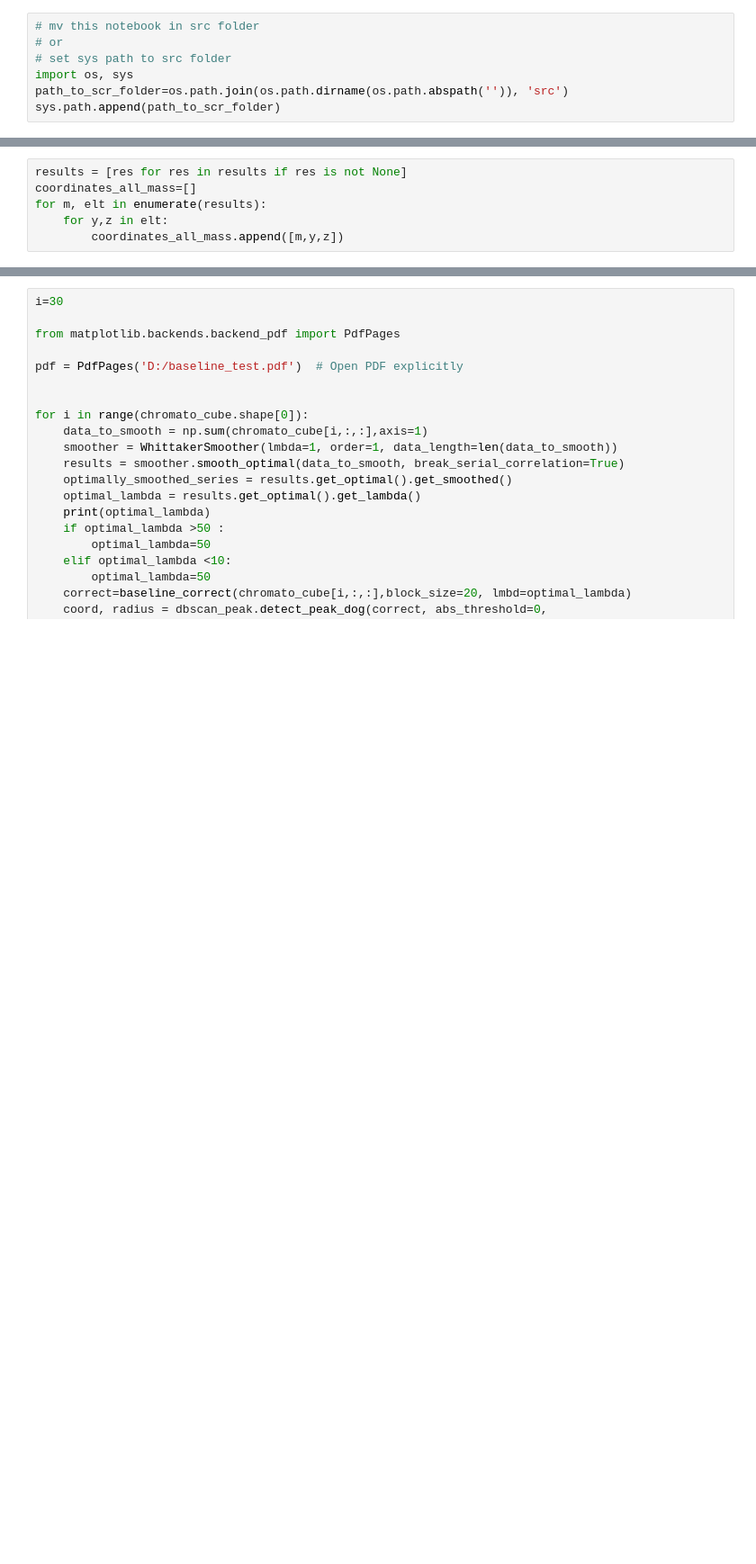
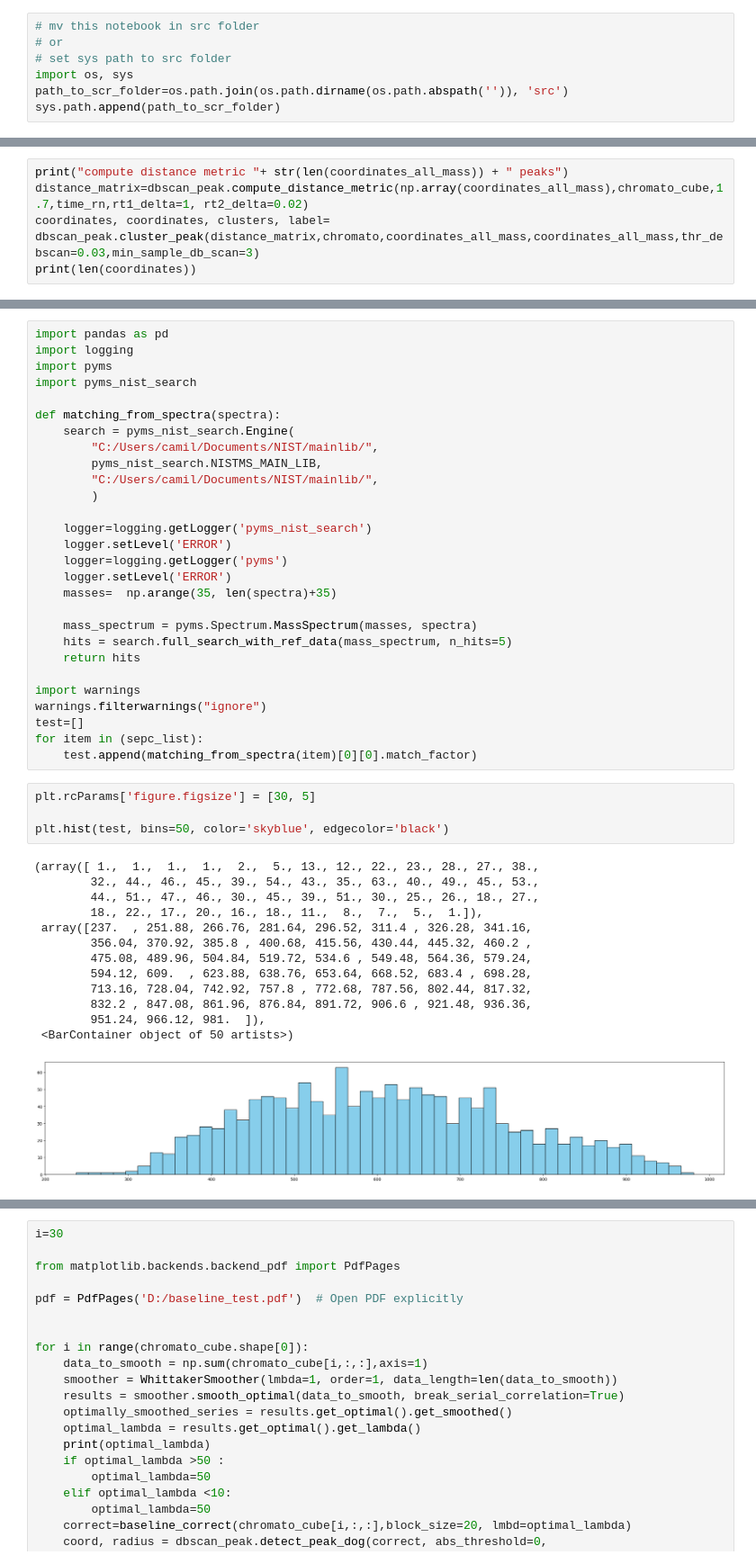
Before and after one commit to Lollith/Python-2DGC-Alignment, a Jupyter notebook: notebooks/deconvolution.ipynb, the cells around one changed output, grey strips where cells are left out. Shown at 90% size. Saved outputs shown, nothing was run; the diff lists cells and outputs as text; blank space fills up the shorter version.

```diff
--- a/notebooks/deconvolution.ipynb
+++ b/notebooks/deconvolution.ipynb
@@ -293,6 +287,5 @@ array([ 1.41421356,  1.41421356,  1.41421356,  1.41421356,  1.41421356,
 # %%
-results = [res for res in results if res is not None]
-coordinates_all_mass=[]
-for m, elt in enumerate(results):
-    for y,z in elt:
-        coordinates_all_mass.append([m,y,z])
+print("compute distance metric "+ str(len(coordinates_all_mass)) + " peaks")
+distance_matrix=dbscan_peak.compute_distance_metric(np.array(coordinates_all_mass),chromato_cube,1.7,time_rn,rt1_delta=1, rt2_delta=0.02)
+coordinates, coordinates, clusters, label= dbscan_peak.cluster_peak(distance_matrix,chromato,coordinates_all_mass,coordinates_all_mass,thr_debscan=0.03,min_sample_db_scan=3)
+print(len(coordinates))
@@ -457,0 +321,46 @@ np.mean(optimal_lambda_list)
+# %%
+import pandas as pd
+import logging
+import pyms
+import pyms_nist_search
+
+def matching_from_spectra(spectra):
+    search = pyms_nist_search.Engine(
+        "C:/Users/camil/Documents/NIST/mainlib/",
+        pyms_nist_search.NISTMS_MAIN_LIB,
+        "C:/Users/camil/Documents/NIST/mainlib/",
+        )
+
+    logger=logging.getLogger('pyms_nist_search')
+    logger.setLevel('ERROR')
+    logger=logging.getLogger('pyms')
+    logger.setLevel('ERROR')
+    masses=  np.arange(35, len(spectra)+35)
+
+    mass_spectrum = pyms.Spectrum.MassSpectrum(masses, spectra)
+    hits = search.full_search_with_ref_data(mass_spectrum, n_hits=5)
+    return hits
+
+import warnings
+warnings.filterwarnings("ignore")
+test=[]
+for item in (sepc_list):
+    test.append(matching_from_spectra(item)[0][0].match_factor)
+# %%
+plt.rcParams['figure.figsize'] = [30, 5]
+
+plt.hist(test, bins=50, color='skyblue', edgecolor='black')
+# %% [output]
+(array([ 1.,  1.,  1.,  1.,  2.,  5., 13., 12., 22., 23., 28., 27., 38.,
+        32., 44., 46., 45., 39., 54., 43., 35., 63., 40., 49., 45., 53.,
+        44., 51., 47., 46., 30., 45., 39., 51., 30., 25., 26., 18., 27.,
+        18., 22., 17., 20., 16., 18., 11.,  8.,  7.,  5.,  1.]),
+ array([237.  , 251.88, 266.76, 281.64, 296.52, 311.4 , 326.28, 341.16,
+        356.04, 370.92, 385.8 , 400.68, 415.56, 430.44, 445.32, 460.2 ,
+        475.08, 489.96, 504.84, 519.72, 534.6 , 549.48, 564.36, 579.24,
+        594.12, 609.  , 623.88, 638.76, 653.64, 668.52, 683.4 , 698.28,
+        713.16, 728.04, 742.92, 757.8 , 772.68, 787.56, 802.44, 817.32,
+        832.2 , 847.08, 861.96, 876.84, 891.72, 906.6 , 921.48, 936.36,
+        951.24, 966.12, 981.  ]),
+ <BarContainer object of 50 artists>)
+[figure, added]
```
Also changed, not shown: parts of 57 cells of this notebook, 2 other files.
